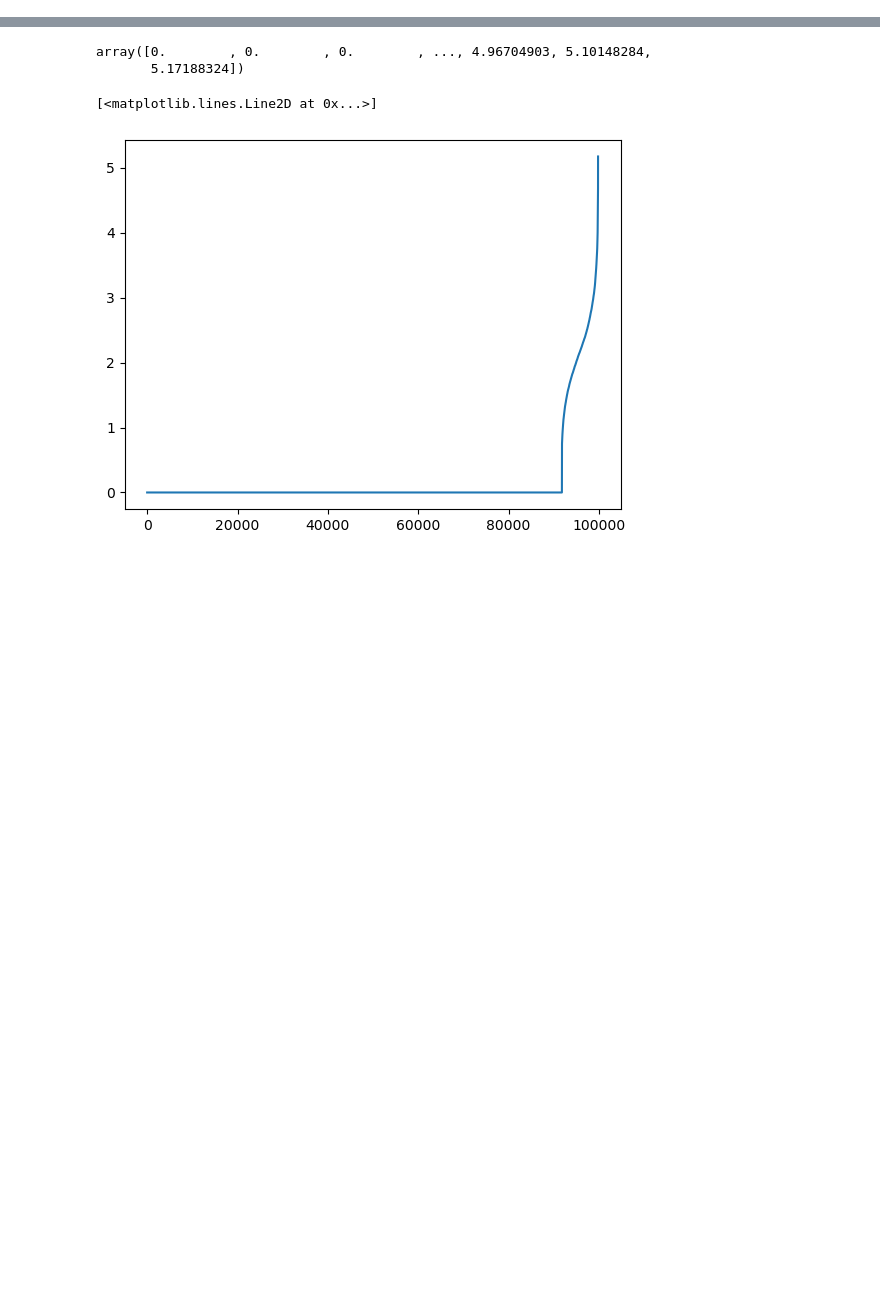
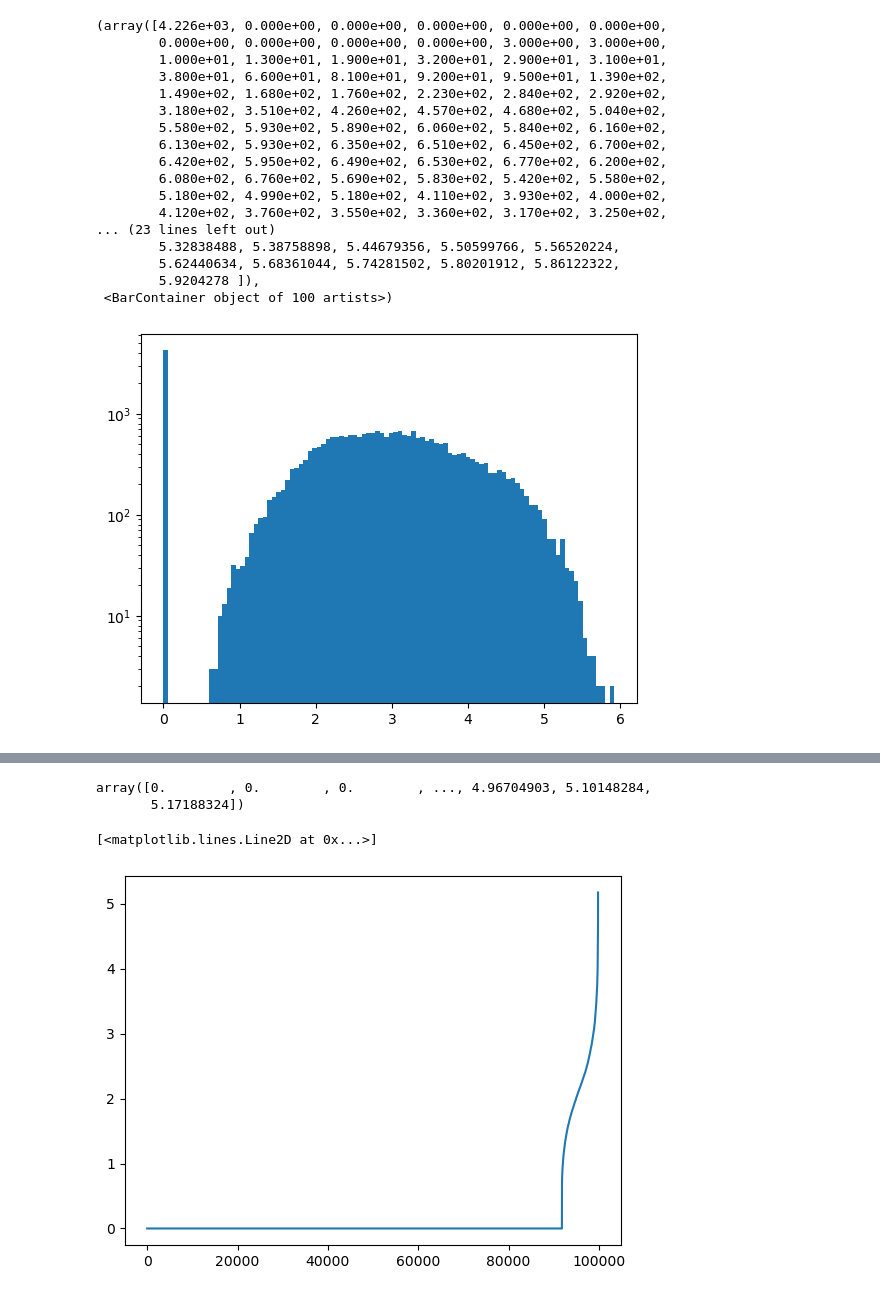
Before and after one commit to Buglakova/platy_scrnaseq_integration, a Jupyter notebook: distribution_analysis/view_expression.ipynb, the cells around one changed output, grey strips where cells are left out. Cells and saved outputs as stored; diff of their text form; code cells hidden in the pictures; blank space fills up the shorter version.

```diff
--- a/distribution_analysis/view_expression.ipynb
+++ b/distribution_analysis/view_expression.ipynb
@@ -39,0 +56,22 @@ atlas.var
+# %%
+stmhc_expr = atlas[:, "XLOC-045336"].X.toarray().T[0]
+plt.hist(stmhc_expr, bins=100, log=True)
+# %% [output]
+(array([4.226e+03, 0.000e+00, 0.000e+00, 0.000e+00, 0.000e+00, 0.000e+00,
+        0.000e+00, 0.000e+00, 0.000e+00, 0.000e+00, 3.000e+00, 3.000e+00,
+        1.000e+01, 1.300e+01, 1.900e+01, 3.200e+01, 2.900e+01, 3.100e+01,
+        3.800e+01, 6.600e+01, 8.100e+01, 9.200e+01, 9.500e+01, 1.390e+02,
+        1.490e+02, 1.680e+02, 1.760e+02, 2.230e+02, 2.840e+02, 2.920e+02,
+        3.180e+02, 3.510e+02, 4.260e+02, 4.570e+02, 4.680e+02, 5.040e+02,
+        5.580e+02, 5.930e+02, 5.890e+02, 6.060e+02, 5.840e+02, 6.160e+02,
+        6.130e+02, 5.930e+02, 6.350e+02, 6.510e+02, 6.450e+02, 6.700e+02,
+        6.420e+02, 5.950e+02, 6.490e+02, 6.530e+02, 6.770e+02, 6.200e+02,
+        6.080e+02, 6.760e+02, 5.690e+02, 5.830e+02, 5.420e+02, 5.580e+02,
+        5.180e+02, 4.990e+02, 5.180e+02, 4.110e+02, 3.930e+02, 4.000e+02,
+        4.120e+02, 3.760e+02, 3.550e+02, 3.360e+02, 3.170e+02, 3.250e+02,
+... (23 lines left out)
+        5.32838488, 5.38758898, 5.44679356, 5.50599766, 5.56520224,
+        5.62440634, 5.68361044, 5.74281502, 5.80201912, 5.86122322,
+        5.9204278 ]),
+ <BarContainer object of 100 artists>)
+[figure, added]
```
Also changed, not shown: parts of 10 cells of this notebook, 2 other files.
